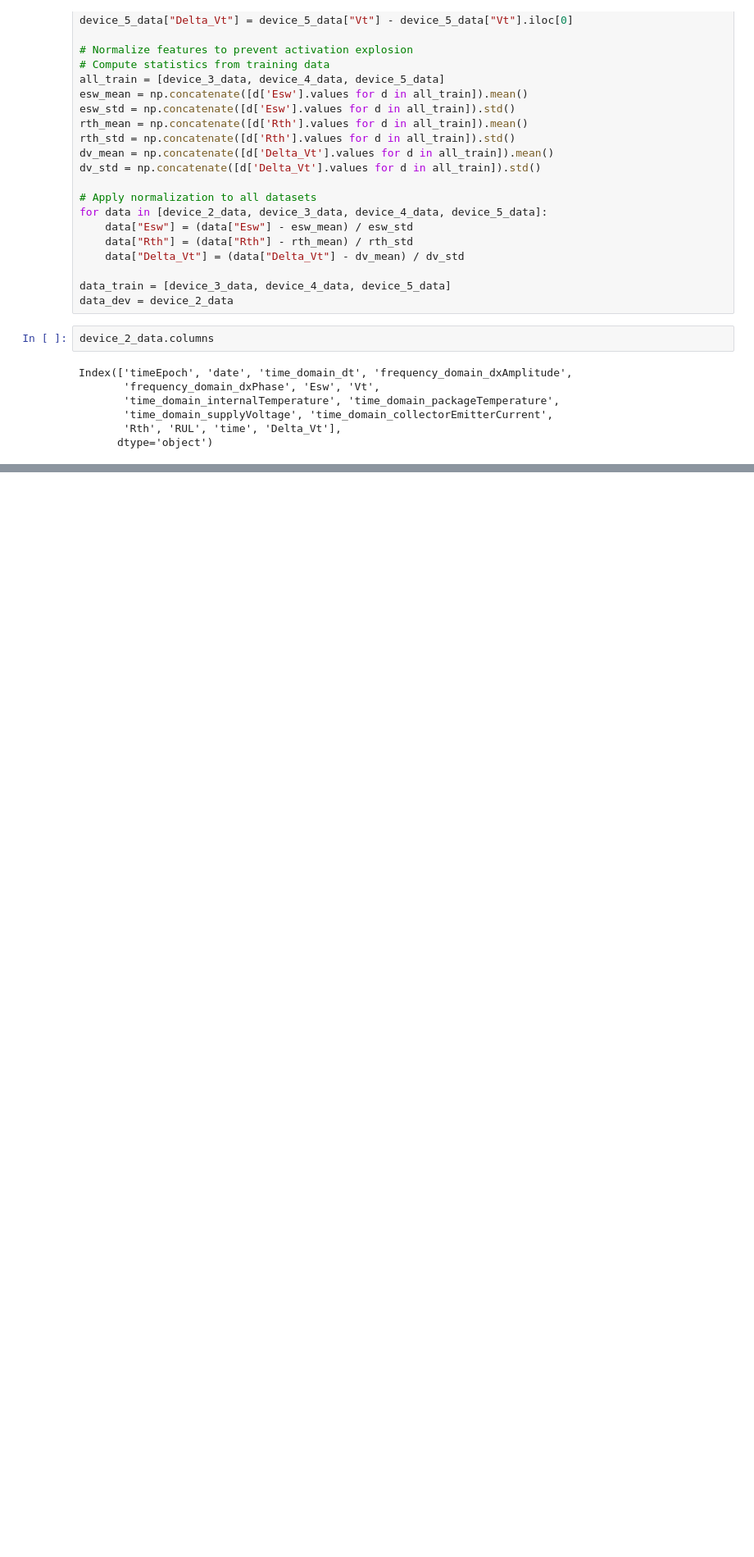
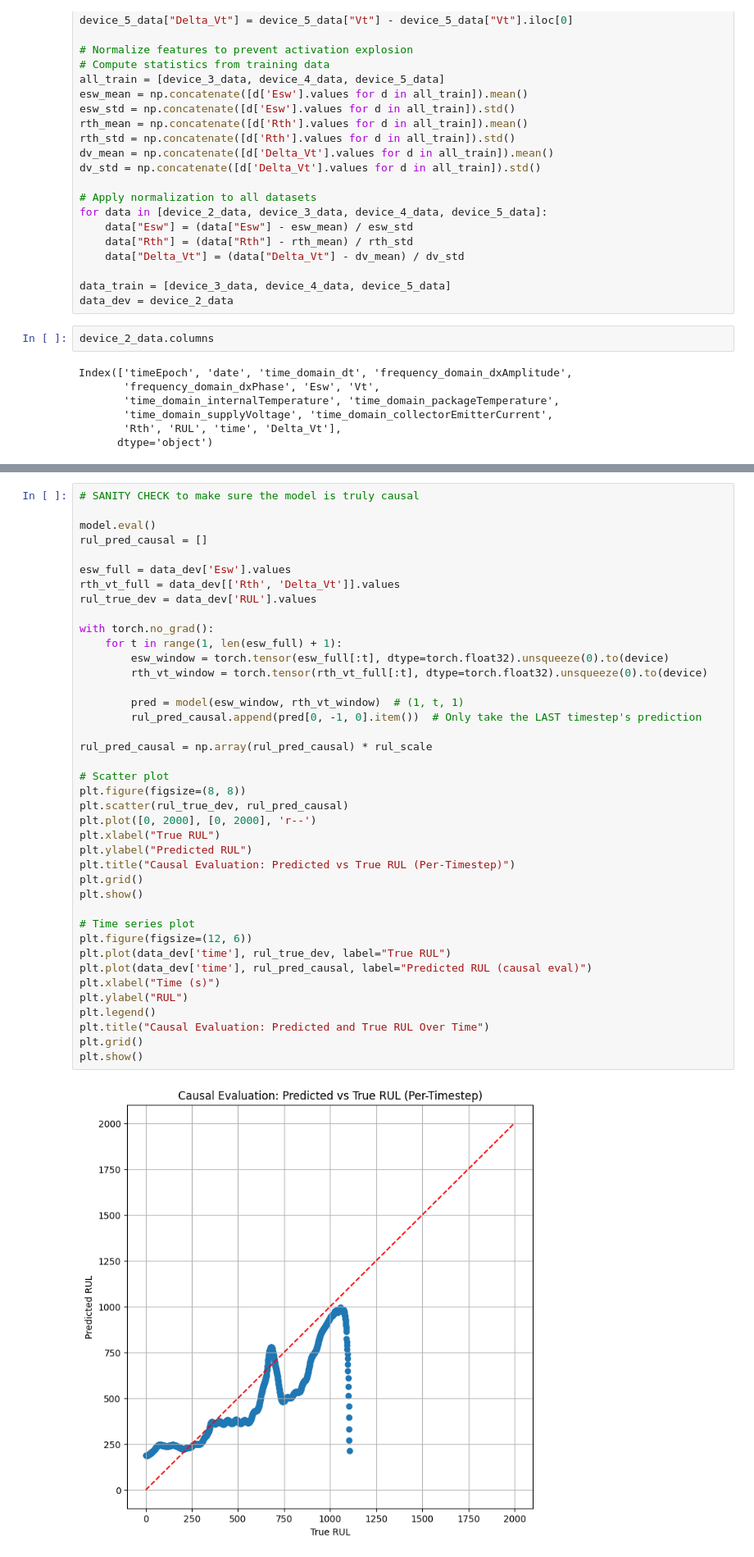
Before and after one commit to snorklerjoe/lifetime-prediction-machine-learning, a Jupyter notebook: model.ipynb, the cells around one changed output, grey strips where cells are left out. Shown at 82% size. Drawn from its saved outputs; the diff is of its cells as text; blank space fills up the shorter version.

```diff
--- a/model.ipynb
+++ b/model.ipynb
@@ -305,0 +318,42 @@ plt.show()
+# %%
+# SANITY CHECK to make sure the model is truly causal
+
+model.eval()
+rul_pred_causal = []
+
+esw_full = data_dev['Esw'].values
+rth_vt_full = data_dev[['Rth', 'Delta_Vt']].values
+rul_true_dev = data_dev['RUL'].values
+
+with torch.no_grad():
+    for t in range(1, len(esw_full) + 1):
+        esw_window = torch.tensor(esw_full[:t], dtype=torch.float32).unsqueeze(0).to(device)
+        rth_vt_window = torch.tensor(rth_vt_full[:t], dtype=torch.float32).unsqueeze(0).to(device)
+
+        pred = model(esw_window, rth_vt_window)  # (1, t, 1)
+        rul_pred_causal.append(pred[0, -1, 0].item())  # Only take the LAST timestep's prediction
+
+rul_pred_causal = np.array(rul_pred_causal) * rul_scale
+
+# Scatter plot
+plt.figure(figsize=(8, 8))
+plt.scatter(rul_true_dev, rul_pred_causal)
+plt.plot([0, 2000], [0, 2000], 'r--')
+plt.xlabel("True RUL")
+plt.ylabel("Predicted RUL")
+plt.title("Causal Evaluation: Predicted vs True RUL (Per-Timestep)")
+plt.grid()
+plt.show()
+
+# Time series plot
+plt.figure(figsize=(12, 6))
+plt.plot(data_dev['time'], rul_true_dev, label="True RUL")
+plt.plot(data_dev['time'], rul_pred_causal, label="Predicted RUL (causal eval)")
+plt.xlabel("Time (s)")
+plt.ylabel("RUL")
+plt.legend()
+plt.title("Causal Evaluation: Predicted and True RUL Over Time")
+plt.grid()
+plt.show()
+# %% [output]
+[figure, added]
```
Also changed, not shown: parts of 7 cells of this notebook, 2 other files.
